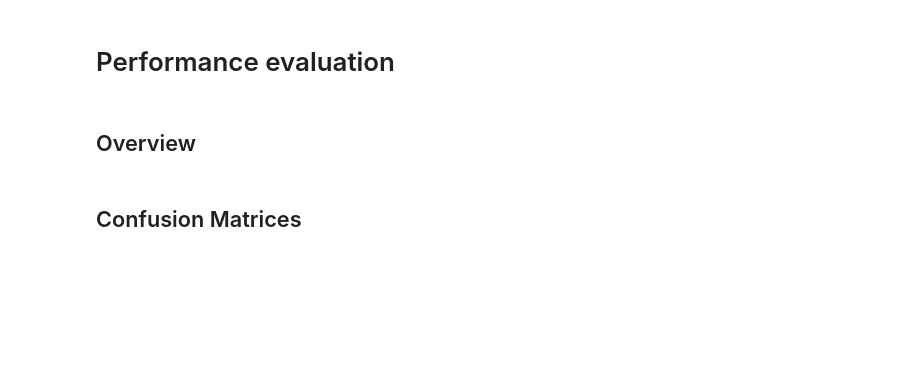
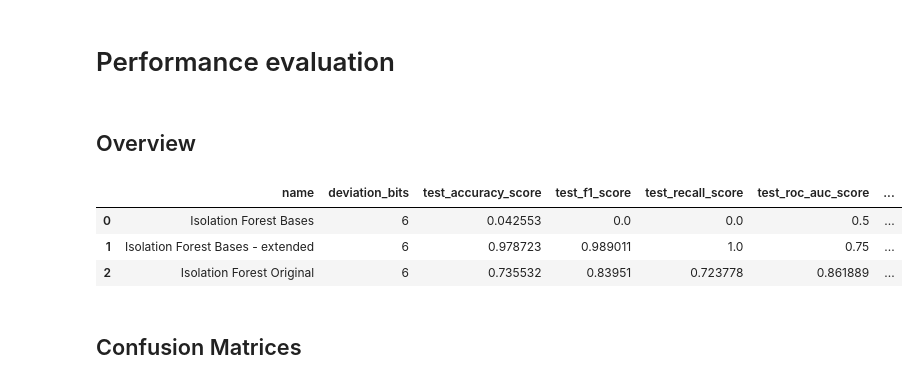
Before and after one commit to mlRosenquist/au-mlr-research-and-development-dedup, a Jupyter notebook: src/synthetic-dataset-2d.ipynb, the cells around one changed output. Cells and saved outputs as stored; diff of their text form; code cells hidden in the pictures; blank space fills up the shorter version.

Commit message:
finalized test results and table

```diff
--- a/src/synthetic-dataset-2d.ipynb
+++ b/src/synthetic-dataset-2d.ipynb
@@ -96,24 +96,23 @@ X_outliers_bases = vectorized_func(X_outliers, deviation_bits=DEVIATION_BITS, ou
 gd_df_results = pd.DataFrame()
 gd_ext_df_results = pd.DataFrame()
 org_df_results = pd.DataFrame()
-performance = pd.DataFrame(columns=['name', 'deviation_bits', 'train_accuracy_score', 'test_accuracy_score', 'train_precision_score', 'test_precision_score','train_f1_score', 'test_f1_score',
-  'train_recall_score', 'test_recall_score',
-  'train_roc_auc_score', 'test_roc_auc_score', 'training_time', 'prediction_time'])
+performance = pd.DataFrame(columns=['name', 'deviation_bits', 'test_accuracy_score', 'test_f1_score', 'test_recall_score',
+  'test_roc_auc_score', 'training_time', 'prediction_time'])
 
 
 def create_performance_object(name, deviation_bits, y_pred_train, y_pred_test, training_time, prediction_time, test_accuracy_score, test_f1_score, test_recall_score, test_roc_auc_score):
     return {
     'name': name,
     'deviation_bits': deviation_bits,
-    'train_accuracy_score': accuracy_score(y_train, y_pred_train),
+    #'train_accuracy_score': accuracy_score(y_train, y_pred_train),
     'test_accuracy_score': test_accuracy_score,
-    'train_precision_score': precision_score(y_train, y_pred_train),
-    'test_precision_score': precision_score(y_test, y_pred_test),
-    'train_f1_score': f1_score(y_train, y_pred_train),
+    #'train_precision_score': precision_score(y_train, y_pred_train),
+    #'test_precision_score': precision_score(y_test, y_pred_test),
+    #'train_f1_score': f1_score(y_train, y_pred_train),
     'test_f1_score': test_f1_score,
-    'train_recall_score': recall_score(y_train, y_pred_train),
+    #'train_recall_score': recall_score(y_train, y_pred_train),
     'test_recall_score': test_recall_score,
-    'train_roc_auc_score': roc_auc_score(y_train, y_pred_train),
+    #'train_roc_auc_score': roc_auc_score(y_train, y_pred_train),
     'test_roc_auc_score': test_roc_auc_score,
     'training_time': training_time,
     'prediction_time': prediction_time,
@@ -365,3 +436,15 @@ performance
+# %%
+from pathlib import Path
+filepath = Path(f'./results/synthetic-{DEVIATION_BITS}dev.csv')
+filepath.parent.mkdir(parents=True, exist_ok=True)
+
+performance.to_csv(filepath)
+performance
+# %% [output]
+|  | name | deviation_bits | test_accuracy_score | test_f1_score | test_recall_score | test_roc_auc_score | ... |
+| 0 | Isolation Forest Bases | 6 | 0.042553 | 0.0 | 0.0 | 0.5 | ... |
+| 1 | Isolation Forest Bases - extended | 6 | 0.978723 | 0.989011 | 1.0 | 0.75 | ... |
+| 2 | Isolation Forest Original | 6 | 0.735532 | 0.83951 | 0.723778 | 0.861889 | ... |
 # %% [markdown]
 ## Confusion Matrices
 # %%
```
Also changed, not shown: parts of 21 cells of this notebook, 22 other files.
